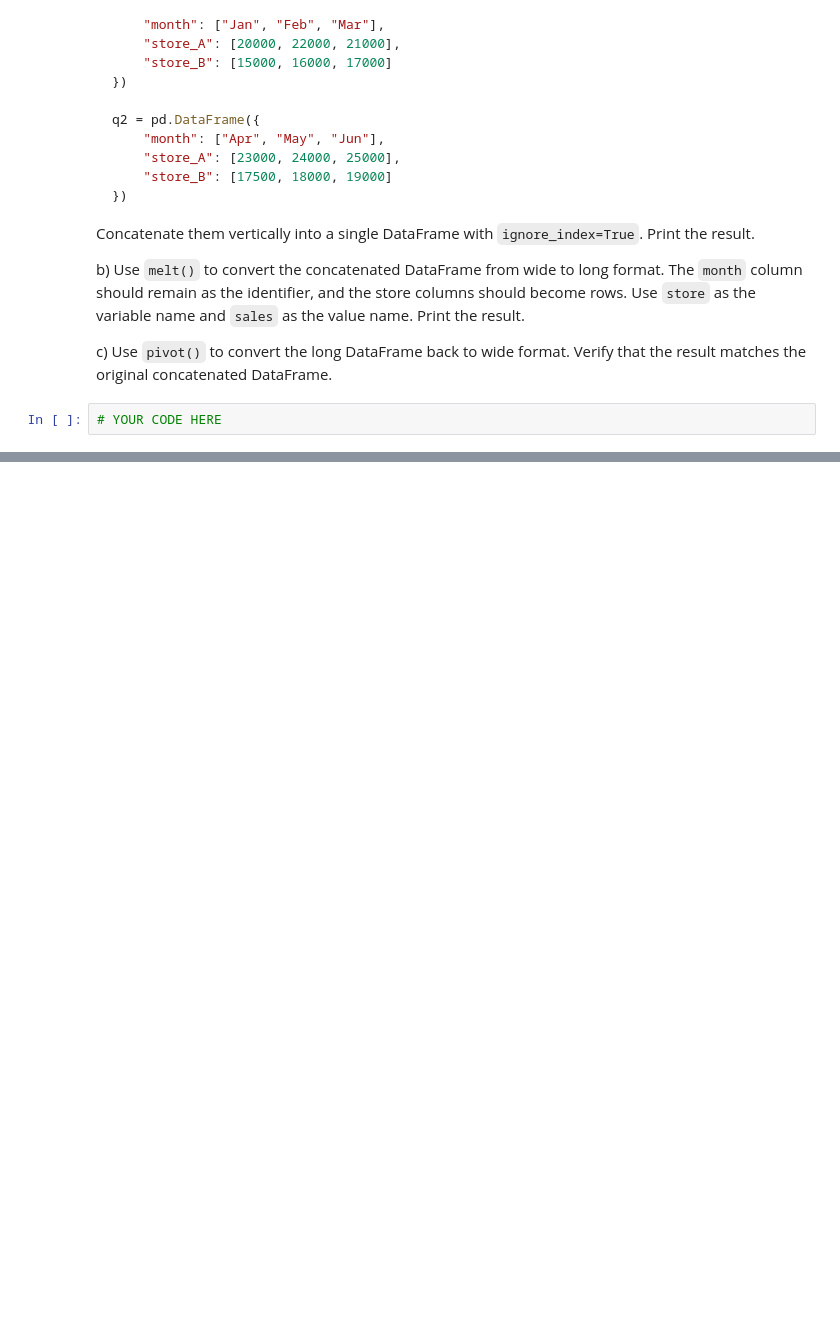
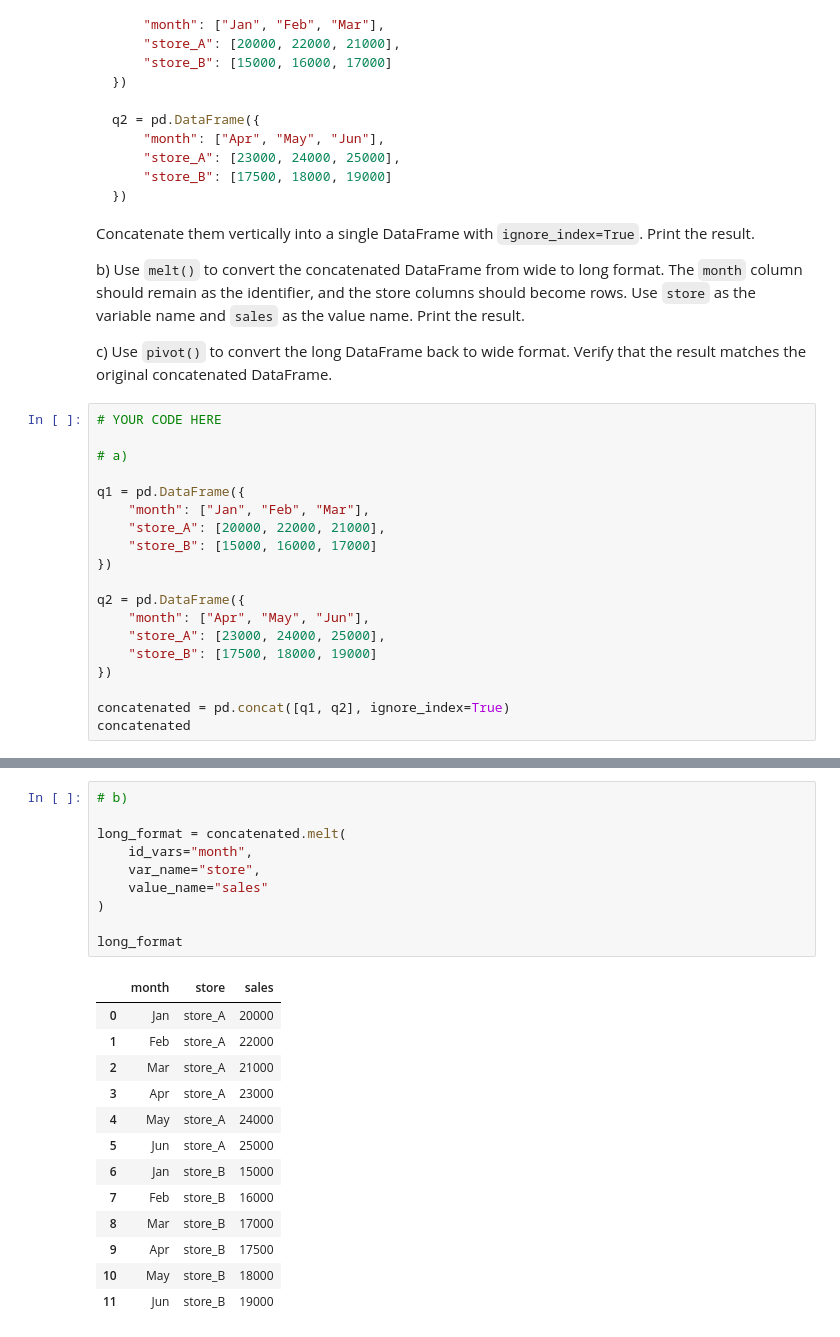
Before and after one commit to LeBy4/Leander_PythonForBusinessInt2026, a Jupyter notebook: exercises/E3_exercise.ipynb, the cells around one changed output, grey strips where cells are left out. Drawn from its saved outputs; the diff is of its cells as text; blank space fills up the shorter version.

```diff
--- a/exercises/E3_exercise.ipynb
+++ b/exercises/E3_exercise.ipynb
@@ -439,3 +651,20 @@ b) Use `melt()` to convert the concatenated DataFrame from wide to long format.
 c) Use `pivot()` to convert the long DataFrame back to wide format. Verify that the result matches the original concatenated DataFrame.
 # %%
 # YOUR CODE HERE
+
+# a)
+
+q1 = pd.DataFrame({
+    "month": ["Jan", "Feb", "Mar"],
+    "store_A": [20000, 22000, 21000],
+    "store_B": [15000, 16000, 17000]
+})
+
+q2 = pd.DataFrame({
+    "month": ["Apr", "May", "Jun"],
+    "store_A": [23000, 24000, 25000],
+    "store_B": [17500, 18000, 19000]
+})
+
+concatenated = pd.concat([q1, q2], ignore_index=True)
+concatenated
@@ -441,0 +679,24 @@ c) Use `pivot()` to convert the long DataFrame back to wide format. Verify that
+# %%
+# b)
+
+long_format = concatenated.melt(
+    id_vars="month",
+    var_name="store",
+    value_name="sales"
+)
+
+long_format
+# %% [output]
+|  | month | store | sales |
+| 0 | Jan | store_A | 20000 |
+| 1 | Feb | store_A | 22000 |
+| 2 | Mar | store_A | 21000 |
+| 3 | Apr | store_A | 23000 |
+| 4 | May | store_A | 24000 |
+| 5 | Jun | store_A | 25000 |
+| 6 | Jan | store_B | 15000 |
+| 7 | Feb | store_B | 16000 |
+| 8 | Mar | store_B | 17000 |
+| 9 | Apr | store_B | 17500 |
+| 10 | May | store_B | 18000 |
+| 11 | Jun | store_B | 19000 |
```
Also changed, not shown: parts of 16 cells of this notebook, 5 other files.
